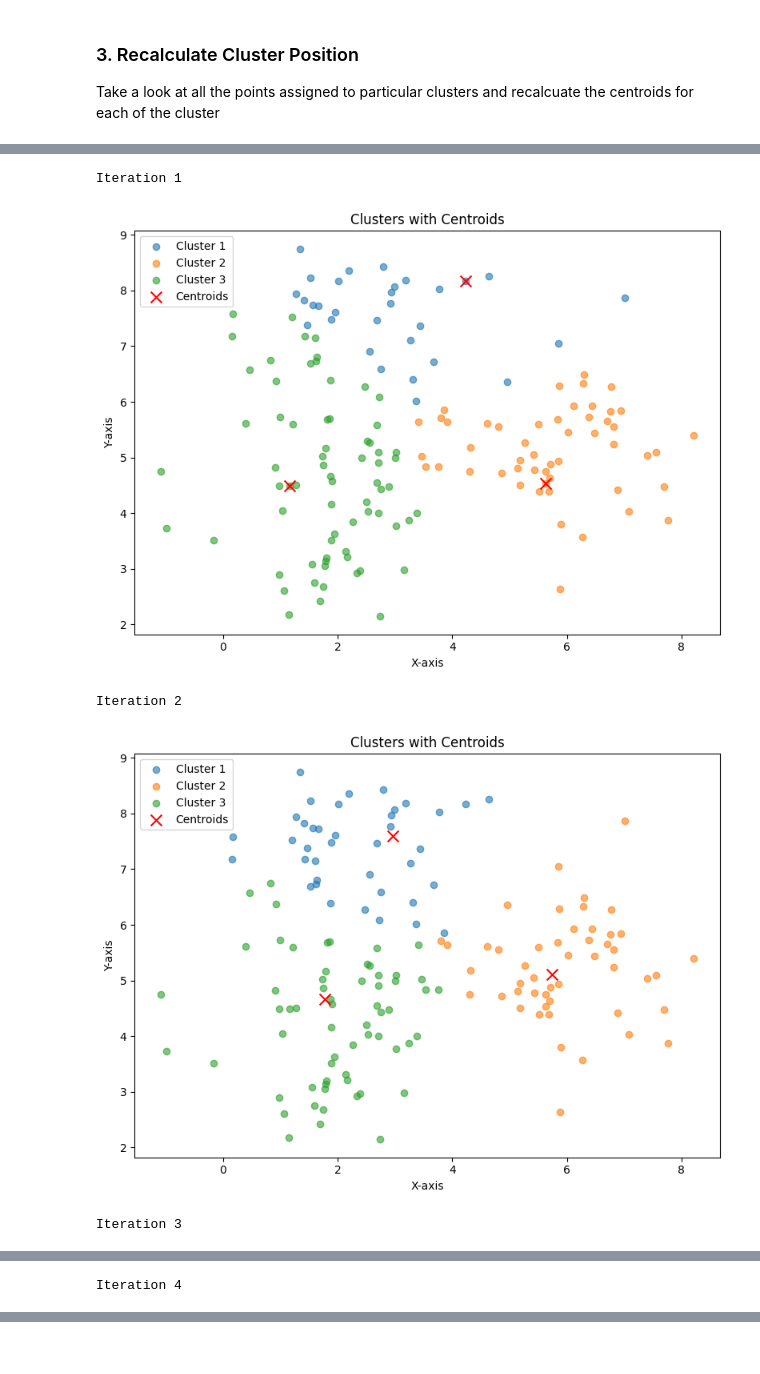
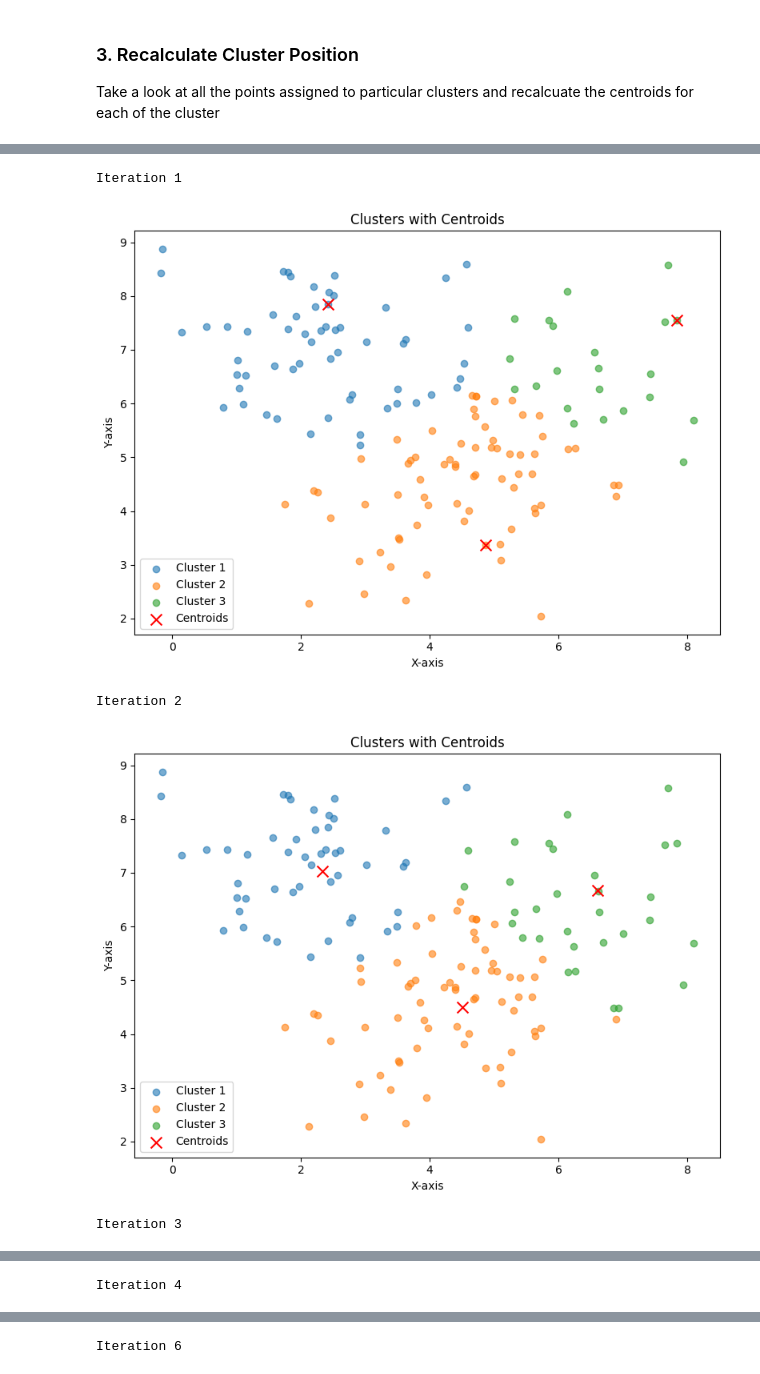
Before and after one commit to yashkathe/Clustering-with-Spotify-Data, a Jupyter notebook: kmeans++-from-scratch-dummy-data.ipynb, the cells around one changed output, grey strips where cells are left out. Cells and saved outputs as stored; diff of their text form; code cells hidden in the pictures.

```diff
--- a/kmeans++-from-scratch-dummy-data.ipynb
+++ b/kmeans++-from-scratch-dummy-data.ipynb
@@ -17,8 +17,8 @@ seed = 99
 # %%
 np.random.seed(seed)
 
-cluster_1 = np.random.normal(loc=[6,5], scale=1, size=(50,2))
-cluster_2 = np.random.normal(loc=[2,4], scale=1, size=(50,2))
+cluster_1 = np.random.normal(loc=[6,6], scale=1, size=(50,2))
+cluster_2 = np.random.normal(loc=[4,4], scale=1, size=(50,2))
 cluster_3 = np.random.normal(loc=[2,7], scale=1, size=(50,2))
 
 cluster_1.shape
@@ -45,19 +45,25 @@ We have pick the centroids from the list of points we have in our dataset
 # %%
 def init_centroids(num_centroids, features=features):
     np.random.seed(seed)
-    # Step 1: Choose the first centroid randomly
+
+    # Step 1: Randomly choose the first centroid
     first_centroid_index = np.random.choice(features.shape[0], size=1, replace=False)
     centroids = [features[first_centroid_index[0]]]
 
-    # Step 2: Choose the remaining centroids
+    # Step 2: Iteratively select the remaining centroids
     for _ in range(1, num_centroids):
-        # squared distances from each point to its nearest centroid
-        distances = np.array([min([np.linalg.norm(f - c)**2 for c in centroids]) for f in features])
+        # Calculate the squared distances from each point to the nearest centroid
+        distances = []
+        for f in features:
+            # Find the minimum distance to any existing centroid
+            min_distance = min(np.linalg.norm(f - c)**2 for c in centroids)
+            distances.append(min_distance)
+        distances = np.array(distances)
 
-        # probabilities proportional to the distances
+        # Calculate probabilities proportional to the squared distances
         probabilities = distances / distances.sum()
 
-        # probabilistically calculate next centroid
+        # Select the next centroid based on the computed probabilities
         next_centroid_index = np.random.choice(features.shape[0], size=1, p=probabilities)
         centroids.append(features[next_centroid_index[0]])
 
@@ -148,36 +154,36 @@ plot_centroids(centroids)
 # %%
 max_iterations = 100
 tolerance = 1e-4  # Small tolerance to check centroid movement
 
 # Initialize centroids randomly
 centroids = init_centroids(3)
-feature_assing = None
+feature_assingment = None
 
 for iteration in range(max_iterations):
     print(f"Iteration {iteration + 1}")
 
     # Step 1: Assign points to the closest centroid
-    feature_assing = assign_points_to_cluster(centroids, features)
+    feature_assingment = assign_points_to_cluster(centroids, features)
 
     # Step 2: Recalculate centroids
-    new_centroids = calculate_position(feature_assingment=feature_assing)
+    new_centroids = calculate_position(feature_assingment)
 
-    plot_clusters(centroids, feature_assing)
+    plot_clusters(centroids, feature_assingment)
 
     # Step 3: Check for convergence
     if np.allclose(centroids, new_centroids, atol=tolerance):
         print("Centroids stabilized.")
         break
 
     # Step 4: Update centroids for the next iteration
     centroids = new_centroids
 
 print("Final Centroids:\n", centroids)
 
-plot_clusters(centroids, feature_assing)
+plot_clusters(centroids, feature_assingment)
 # %% [output]
 Iteration 1
-[figure, old version]
+[figure, new version]
 Iteration 2
-[figure, old version]
+[figure, new version]
 Iteration 3
@@ -192,0 +195 @@ Final Centroids:
+Iteration 6
```
Also changed, not shown: parts of 10 cells of this notebook, 1 other file.
